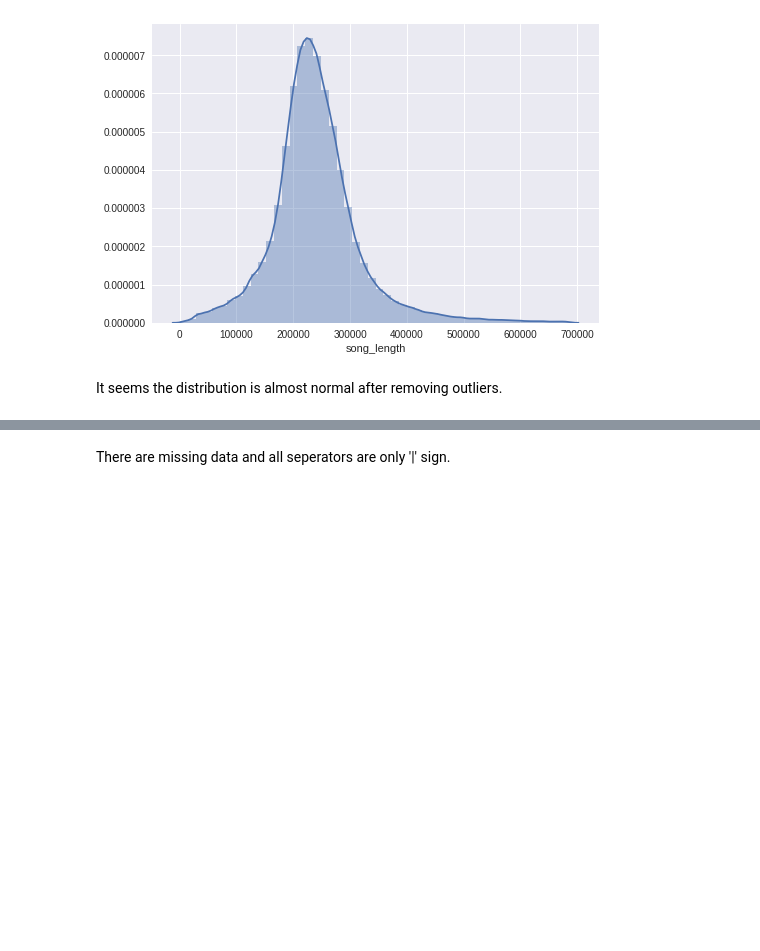
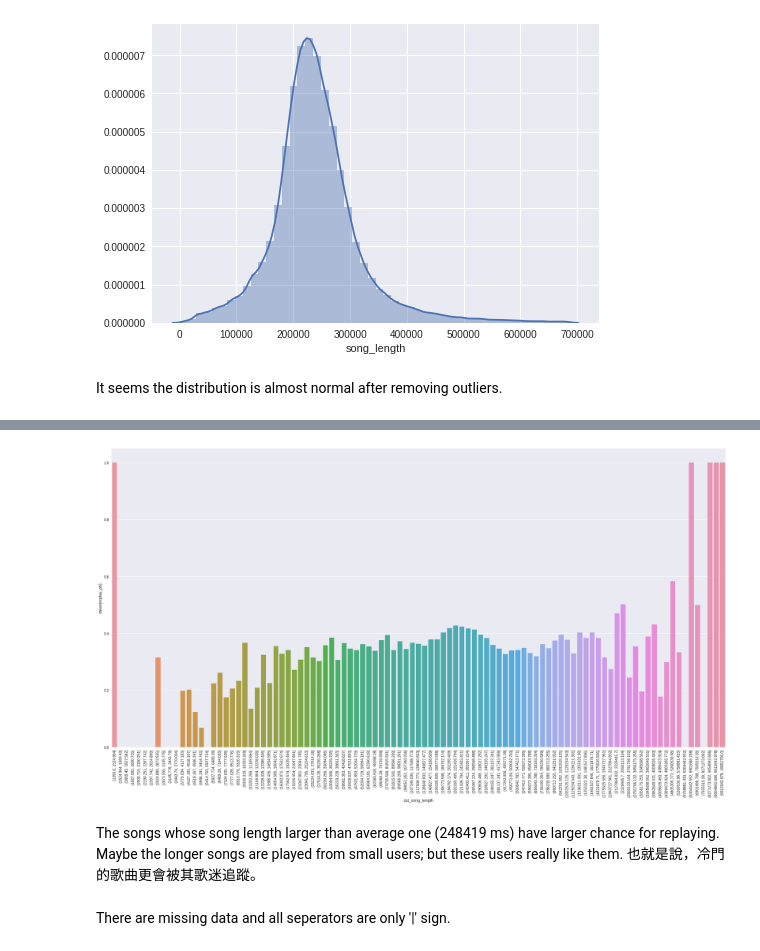
Before and after one commit to dsmilab/WSDM2018-KKBox-MRC, a Jupyter notebook: exploration_song.ipynb, the cells around one changed output, grey strips where cells are left out. Cells and saved outputs as stored; diff of their text form; code cells hidden in the pictures; blank space fills up the shorter version.

```diff
--- a/exploration_song.ipynb
+++ b/exploration_song.ipynb
@@ -78,3 +106,30 @@ It seems the distribution is almost normal after removing outliers.
+# %%
+count_df = train_df[['song_length', 'target']].groupby('song_length').agg('mean')
+count_df.reset_index(inplace=True)
+count_df.columns = ['song_length', 'replay_pb']
+
+# transform scale unit into "log10"
+count_df['song_length'] = count_df['song_length'].astype(np.float64)
+length_bins = np.logspace(np.log10(count_df['song_length'].min()), np.log10(count_df['song_length'].max()), 100)
+count_df['song_length'].fillna(0.0, inplace=True)
+
+count_df['cut_song_length'] = pd.cut(count_df['song_length'], bins=length_bins)
+
+
+count_df = count_df[['cut_song_length', 'replay_pb']].groupby('cut_song_length').agg('mean')
+count_df.reset_index(inplace=True)
+count_df.head(10)
+
+sns.plt.figure(figsize=(30, 15))
+sns.plt.xticks(rotation=90)
+sns.barplot(y='replay_pb', x='cut_song_length', data=count_df)
+sns.plt.show()
+# %% [output]
+[figure, added]
+# %% [markdown]
+The songs whose song length larger than average one (248419 ms) have larger chance for replaying.
+Maybe the longer songs are played from small users; but these users really like them.
+也就是說，冷門的歌曲更會被其歌迷追蹤。
 # %%
 song_genre_ids_series = train_df['genre_ids']
 # print(list(song_genre_ids_series))
```
Also changed, not shown: parts of 8 cells of this notebook.
